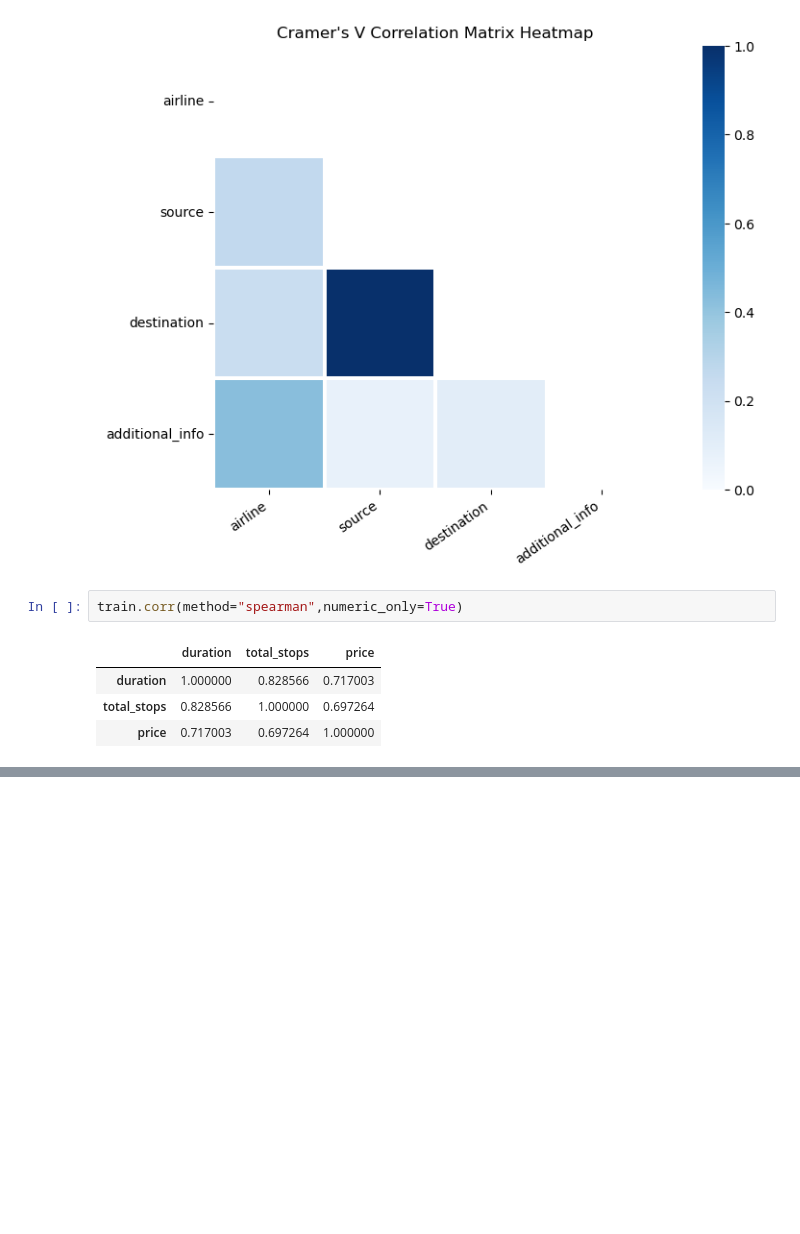
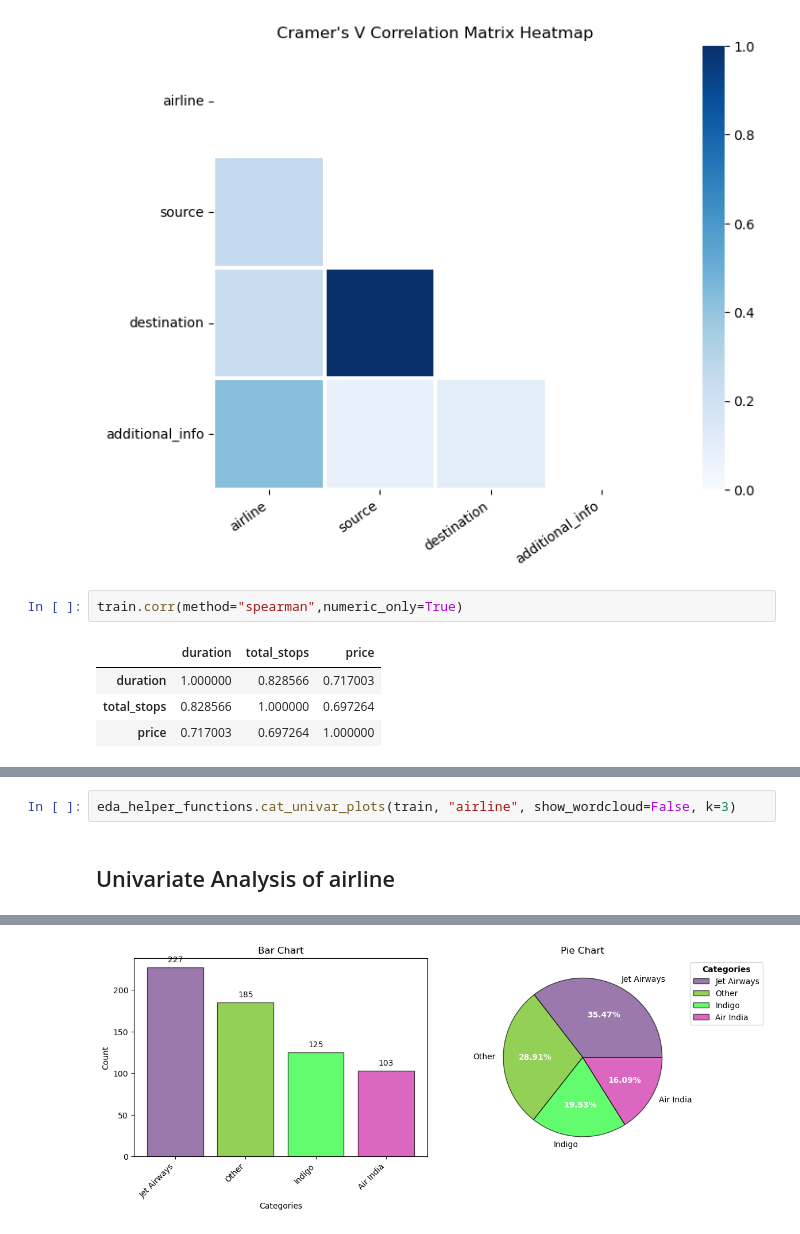
Before and after one commit to mursaleen-sengr/Flight-_price_prediction_using_AWSSagemaker, a Jupyter notebook: notebook/EDA.ipynb, the cells around one changed output, grey strips where cells are left out. Drawn from its saved outputs; the diff is of its cells as text; blank space fills up the shorter version.

```diff
--- a/notebook/EDA.ipynb
+++ b/notebook/EDA.ipynb
@@ -184,0 +257,4 @@ eda_helper_functions.cramersV_heatmap(train)
+# %%
+eda_helper_functions.cat_univar_plots(train, "airline", show_wordcloud=False, k=3)
+# %% [output]
+Univariate Analysis of airline
@@ -184,0 +262 @@ eda_helper_functions.cramersV_heatmap(train)
+[figure, added]
```
Also changed, not shown: parts of 29 cells of this notebook, 1 other file.
